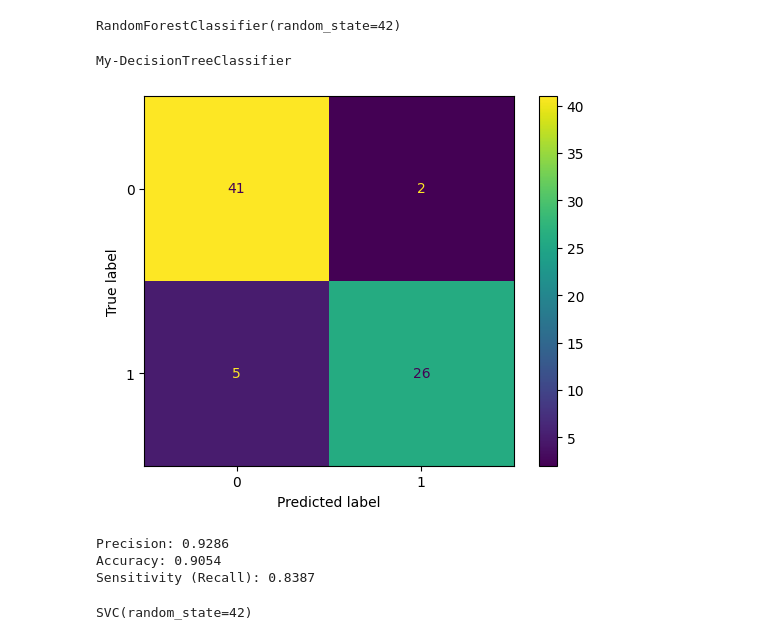
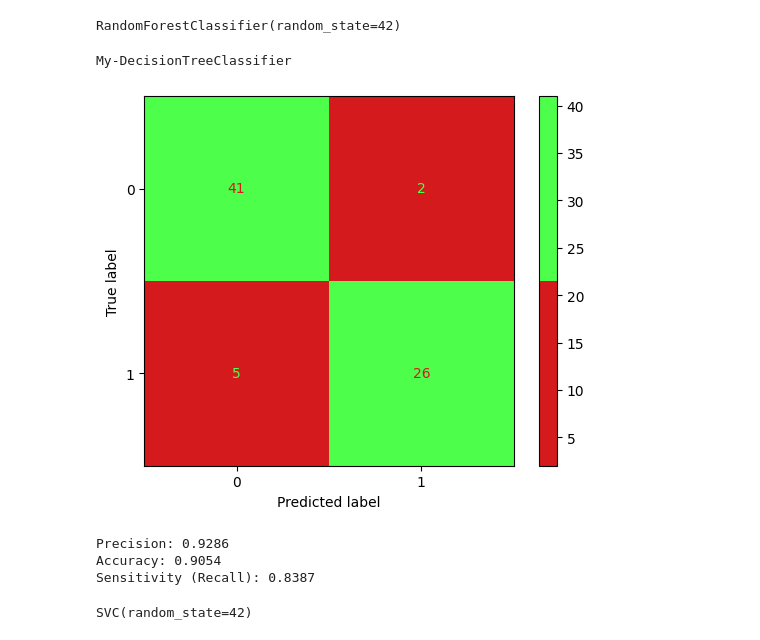
Before and after one commit to tohidnoori/Decision-tree-and-random-forest-ml-python, a Jupyter notebook: random-forest/random-forest-heart-disease.ipynb, the cells around one changed output. Cells and saved outputs as stored; diff of their text form; code cells hidden in the pictures.

Commit message:
1403/01/17 | random-forest-heart-disease.ipynb scatter graph plotted and color change for cf

```diff
--- a/random-forest/random-forest-heart-disease.ipynb
+++ b/random-forest/random-forest-heart-disease.ipynb
@@ -51,28 +51,29 @@ clf.fit(X_train,y_train)
 RandomForestClassifier(random_state=42)
 # %%
 from matplotlib import pyplot as plt
+from matplotlib import colors
 def plot_confusion_mat(ml_model,x_test1,y_test1):
     predictions = ml_model.predict(x_test1)
     cm = confusion_matrix(y_test1, predictions)
     disp = ConfusionMatrixDisplay(confusion_matrix=cm)
-    disp.plot()
+    disp.plot(cmap=colors.ListedColormap(['#d41a1c', '#4dff4a']))
     plt.show()
 
 def print_metrics(ml_model,x_test1,y_test1):
     predictions = ml_model.predict(x_test1)
     precision = precision_score(y_test1, predictions)
     accuracy = accuracy_score(y_test1, predictions)
     sensitivity = recall_score(y_test1, predictions)
     print(f'Precision: {precision:.4f}')
     print(f'Accuracy: {accuracy:.4f}')
     print(f'Sensitivity (Recall): {sensitivity:.4f}')
 
 print("My-DecisionTreeClassifier")
 plot_confusion_mat(clf,X_test,y_test)
 print_metrics(clf,X_test,y_test)
 # %% [output]
 My-DecisionTreeClassifier
-[figure, old version]
+[figure, new version]
 Precision: 0.9286
 Accuracy: 0.9054
 Sensitivity (Recall): 0.8387
```
Also changed, not shown: parts of 1 cell of this notebook.
